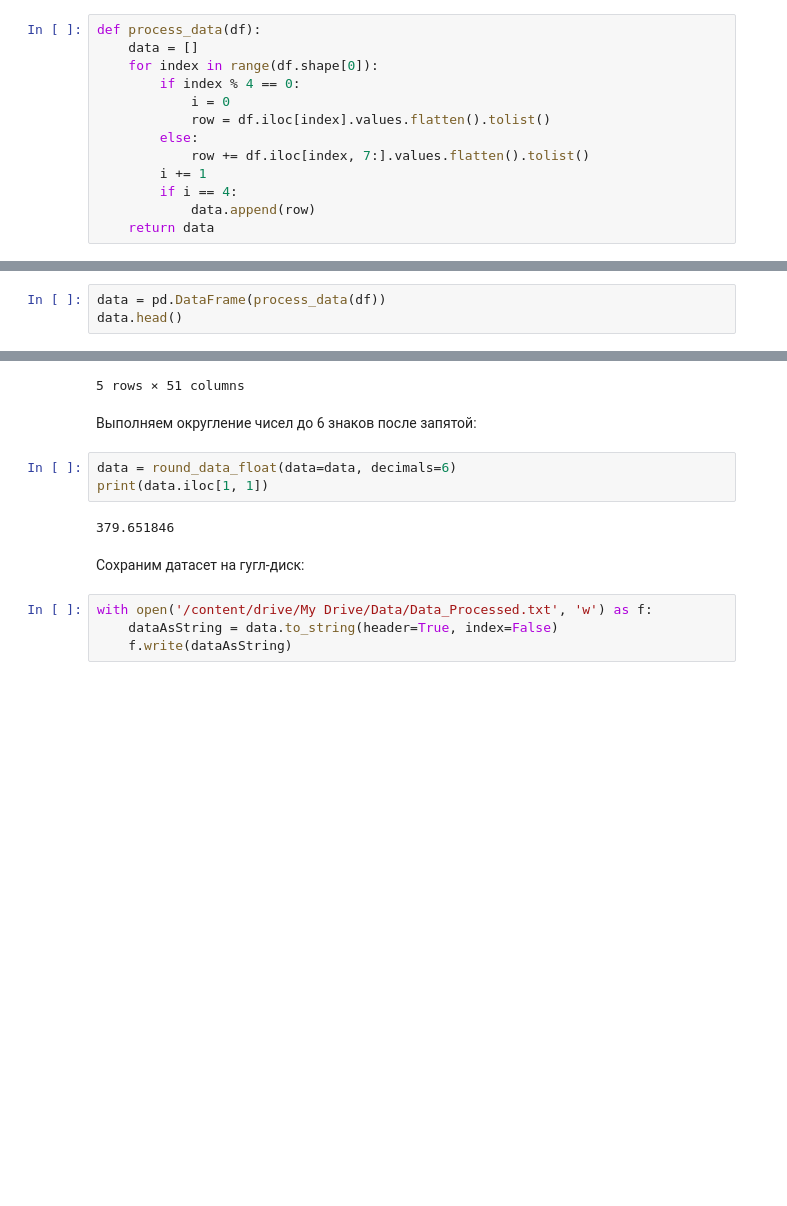
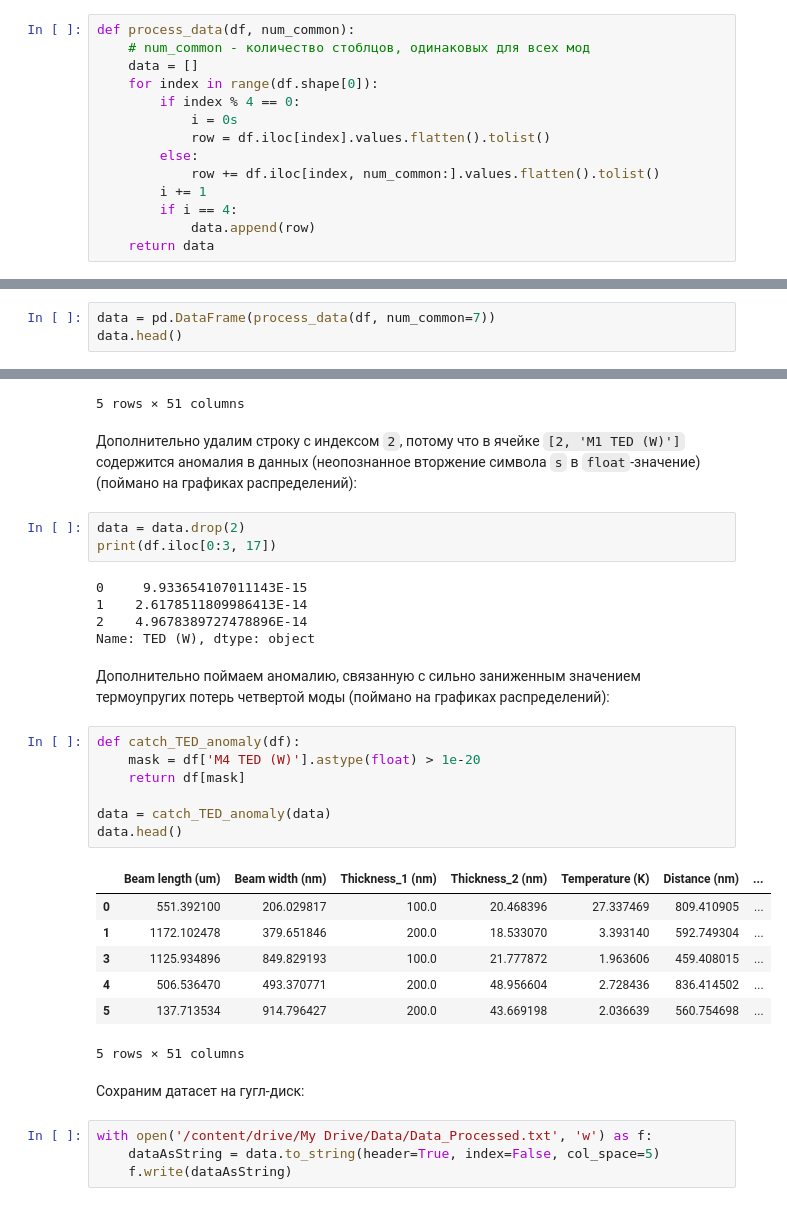
Before and after one commit to PolMix/nems_ai, a Jupyter notebook: Data Formatting/Data_Formatting.ipynb, the cells around one changed output, grey strips where cells are left out. Cells and saved outputs as stored; diff of their text form; blank space fills up the shorter version.

```diff
--- a/Data Formatting/Data_Formatting.ipynb
+++ b/Data Formatting/Data_Formatting.ipynb
@@ -40,14 +40,15 @@ df.head()
 # %% [markdown]
 Функция, реализующая трансформацию датасета 4row x 1col --> 1row x 4col:
 # %%
-def process_data(df):
+def process_data(df, num_common):
+    # num_common - количество стоблцов, одинаковых для всех мод
     data = []
     for index in range(df.shape[0]):
         if index % 4 == 0:
-            i = 0
+            i = 0s
             row = df.iloc[index].values.flatten().tolist()
         else:
-            row += df.iloc[index, 7:].values.flatten().tolist()
+            row += df.iloc[index, num_common:].values.flatten().tolist()
         i += 1
         if i == 4:
             data.append(row)
@@ -123,7 +124,7 @@ def round_data_int(data, cols_indices_to_round):
 # %% [markdown]
 Преобразование 4row x 1col --> 1row x 4col:
 # %%
-data = pd.DataFrame(process_data(df))
+data = pd.DataFrame(process_data(df, num_common=7))
 data.head()
 # %% [output]
 |  | 0 | 1 | 2 | 3 | 4 | 5 | 6 | 7 | 8 | 9 | ... | ... |
@@ -180,16 +181,36 @@ data.head()
 | 3 | 1125.934896 | 849.829193 | 100.0 | 21.777872 | 1.963606 | 459.408015 | ... |
 | 4 | 506.536470 | 493.370771 | 200.0 | 48.956604 | 2.728436 | 836.414502 | ... |
 5 rows × 51 columns
-# %% [markdown]
-Выполняем округление чисел до 6 знаков после запятой:
-# %%
-data = round_data_float(data=data, decimals=6)
-print(data.iloc[1, 1])
-# %% [output]
-379.651846
+# %% [markdown]
+Дополнительно удалим строку с индексом `2`, потому что в ячейке `[2, 'M1 TED (W)']` содержится аномалия в данных (неопознанное вторжение символа `s` в `float`-значение) (поймано на графиках распределений):
+# %%
+data = data.drop(2)
+print(df.iloc[0:3, 17])
+# %% [output]
+0     9.933654107011143E-15
+1    2.6178511809986413E-14
+2    4.9678389727478896E-14
+Name: TED (W), dtype: object
+# %% [markdown]
+Дополнительно поймаем аномалию, связанную с сильно заниженным значением термоупругих потерь четвертой моды (поймано на графиках распределений):
+# %%
+def catch_TED_anomaly(df):
+    mask = df['M4 TED (W)'].astype(float) > 1e-20
+    return df[mask]
+
+data = catch_TED_anomaly(data)
+data.head()
+# %% [output]
+|  | Beam length (um) | Beam width (nm) | Thickness_1 (nm) | Thickness_2 (nm) | Temperature (K) | Distance (nm) | ... |
+| 0 | 551.392100 | 206.029817 | 100.0 | 20.468396 | 27.337469 | 809.410905 | ... |
+| 1 | 1172.102478 | 379.651846 | 200.0 | 18.533070 | 3.393140 | 592.749304 | ... |
+| 3 | 1125.934896 | 849.829193 | 100.0 | 21.777872 | 1.963606 | 459.408015 | ... |
+| 4 | 506.536470 | 493.370771 | 200.0 | 48.956604 | 2.728436 | 836.414502 | ... |
+| 5 | 137.713534 | 914.796427 | 200.0 | 43.669198 | 2.036639 | 560.754698 | ... |
+5 rows × 51 columns
 # %% [markdown]
 Сохраним датасет на гугл-диск:
 # %%
 with open('/content/drive/My Drive/Data/Data_Processed.txt', 'w') as f:
-    dataAsString = data.to_string(header=True, index=False)
+    dataAsString = data.to_string(header=True, index=False, col_space=5)
     f.write(dataAsString)
```
Also changed, not shown: parts of 1 cell of this notebook.
